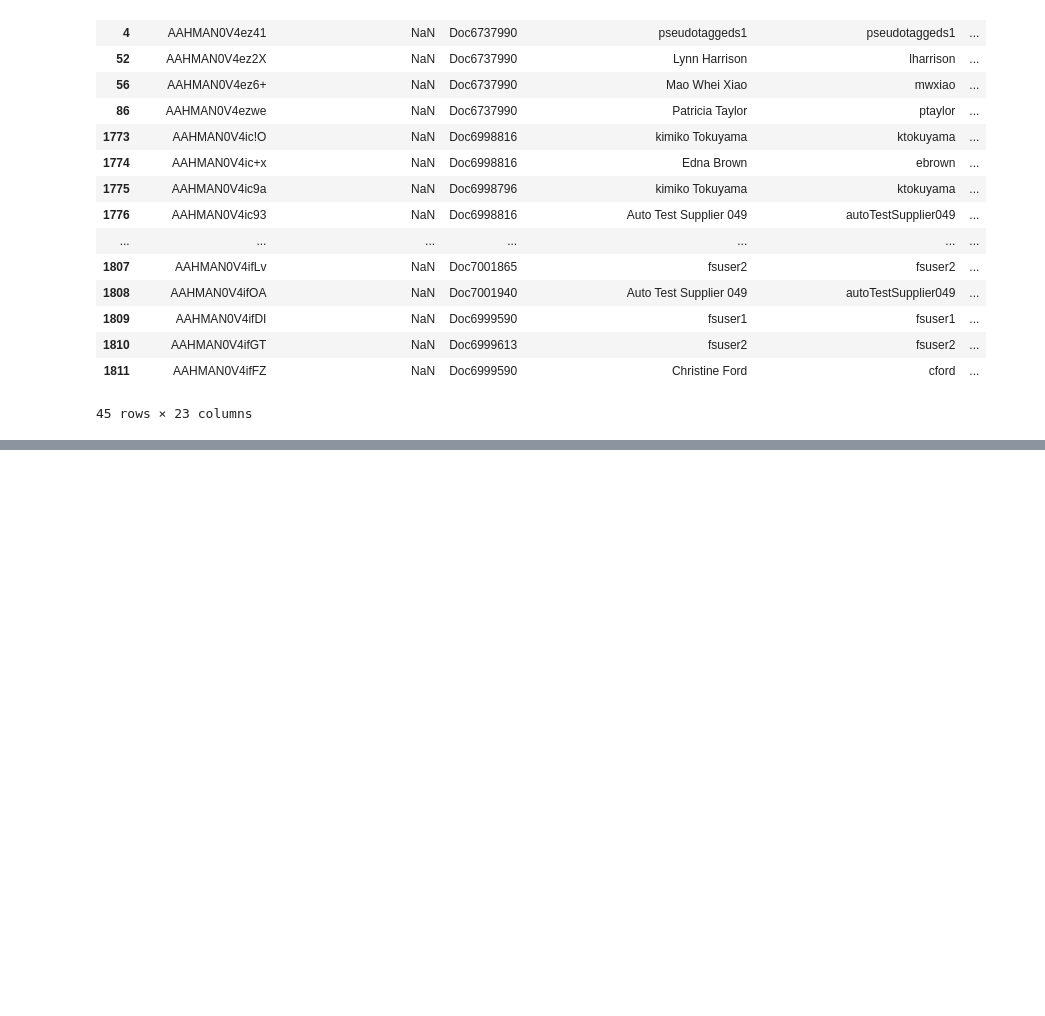
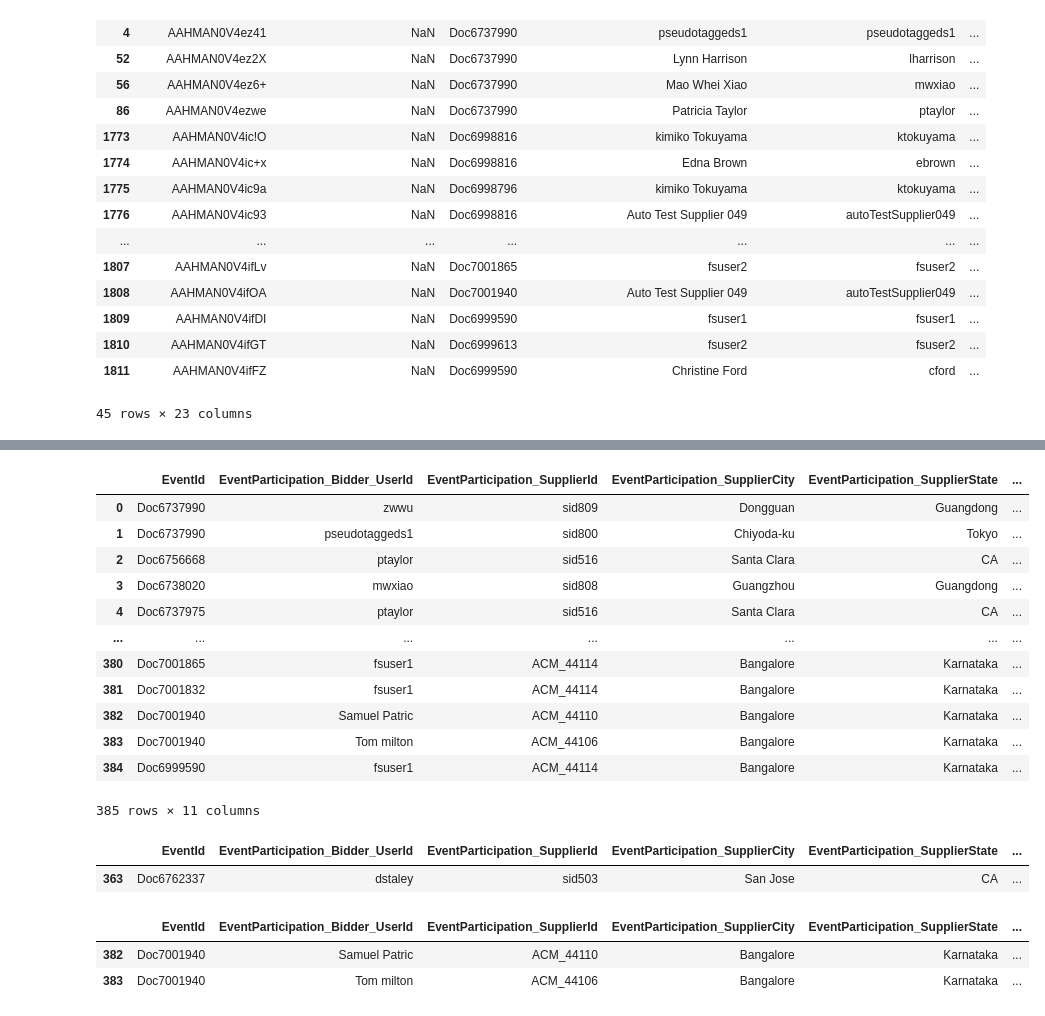
Before and after one commit to sprasadban-blr/Sourcing_Fraud_Detection, a Jupyter notebook: ClassificationDataPreparation.ipynb, the cells around one changed output, grey strips where cells are left out. Saved outputs shown, nothing was run; the diff lists cells and outputs as text; code cells hidden in the pictures; blank space fills up the shorter version.

```diff
--- a/ClassificationDataPreparation.ipynb
+++ b/ClassificationDataPreparation.ipynb
@@ -173,0 +274,28 @@ eventParticipationFinal.to_csv('./output/classification_events_data.csv', mode='
+# %%
+data1 = pd.read_csv('./output/classification_awarded_events_data.csv')
+data1
+# %% [output]
+|  | EventId | EventParticipation_Bidder_UserId | EventParticipation_SupplierId | EventParticipation_SupplierCity | EventParticipation_SupplierState | ... |
+| 0 | Doc6737990 | zwwu | sid809 | Dongguan | Guangdong | ... |
+| 1 | Doc6737990 | pseudotaggeds1 | sid800 | Chiyoda-ku | Tokyo | ... |
+| 2 | Doc6756668 | ptaylor | sid516 | Santa Clara | CA | ... |
+| 3 | Doc6738020 | mwxiao | sid808 | Guangzhou | Guangdong | ... |
+| 4 | Doc6737975 | ptaylor | sid516 | Santa Clara | CA | ... |
+| ... | ... | ... | ... | ... | ... | ... |
+| 380 | Doc7001865 | fsuser1 | ACM_44114 | Bangalore | Karnataka | ... |
+| 381 | Doc7001832 | fsuser1 | ACM_44114 | Bangalore | Karnataka | ... |
+| 382 | Doc7001940 | Samuel Patric | ACM_44110 | Bangalore | Karnataka | ... |
+| 383 | Doc7001940 | Tom milton | ACM_44106 | Bangalore | Karnataka | ... |
+| 384 | Doc6999590 | fsuser1 | ACM_44114 | Bangalore | Karnataka | ... |
+385 rows × 11 columns
+# %%
+data1.query('EventId == "Doc6762337" and EventParticipation_AwardedFlag == True' )
+# %% [output]
+|  | EventId | EventParticipation_Bidder_UserId | EventParticipation_SupplierId | EventParticipation_SupplierCity | EventParticipation_SupplierState | ... |
+| 363 | Doc6762337 | dstaley | sid503 | San Jose | CA | ... |
+# %%
+data1.query('EventId == "Doc7001940"')
+# %% [output]
+|  | EventId | EventParticipation_Bidder_UserId | EventParticipation_SupplierId | EventParticipation_SupplierCity | EventParticipation_SupplierState | ... |
+| 382 | Doc7001940 | Samuel Patric | ACM_44110 | Bangalore | Karnataka | ... |
+| 383 | Doc7001940 | Tom milton | ACM_44106 | Bangalore | Karnataka | ... |
```
Also changed, not shown: parts of 5 cells of this notebook, 3 other files.
